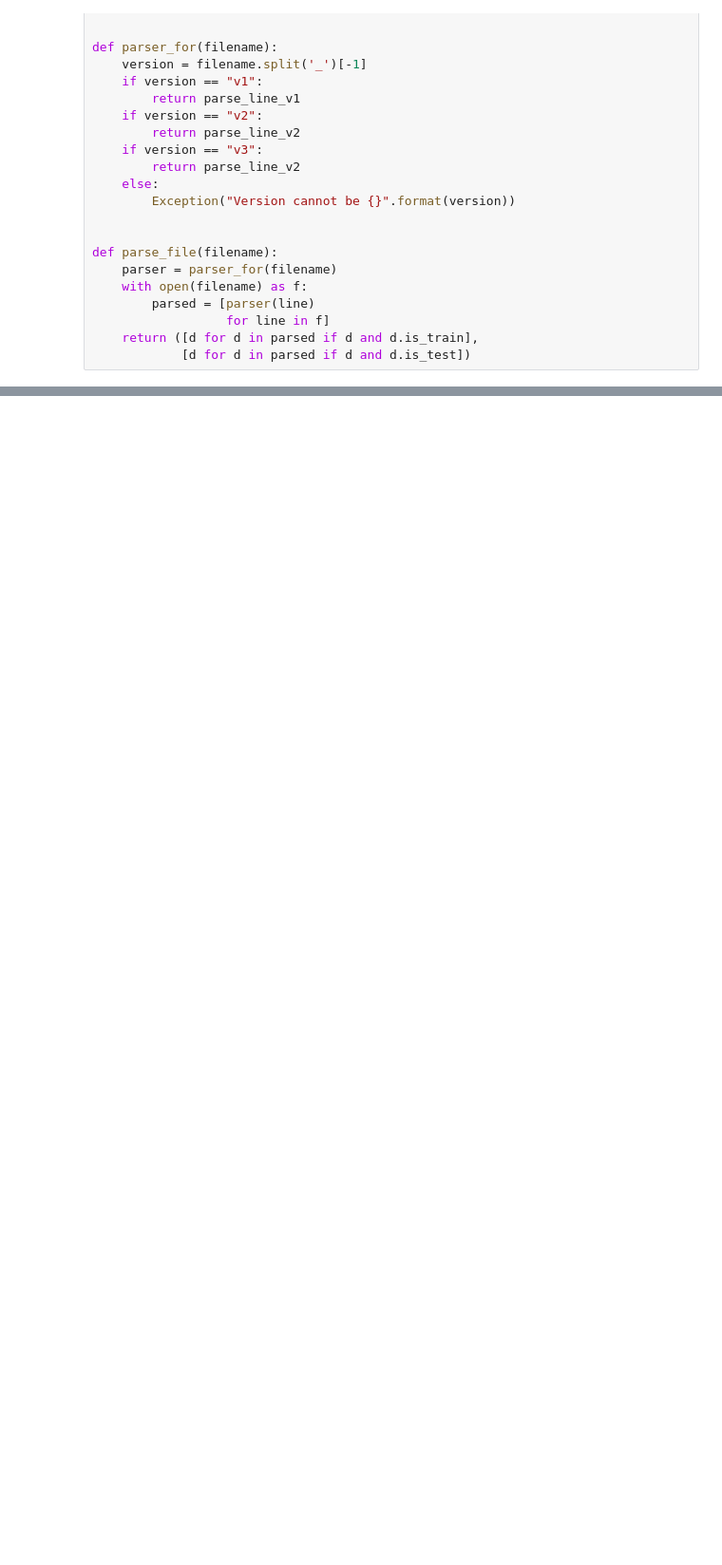
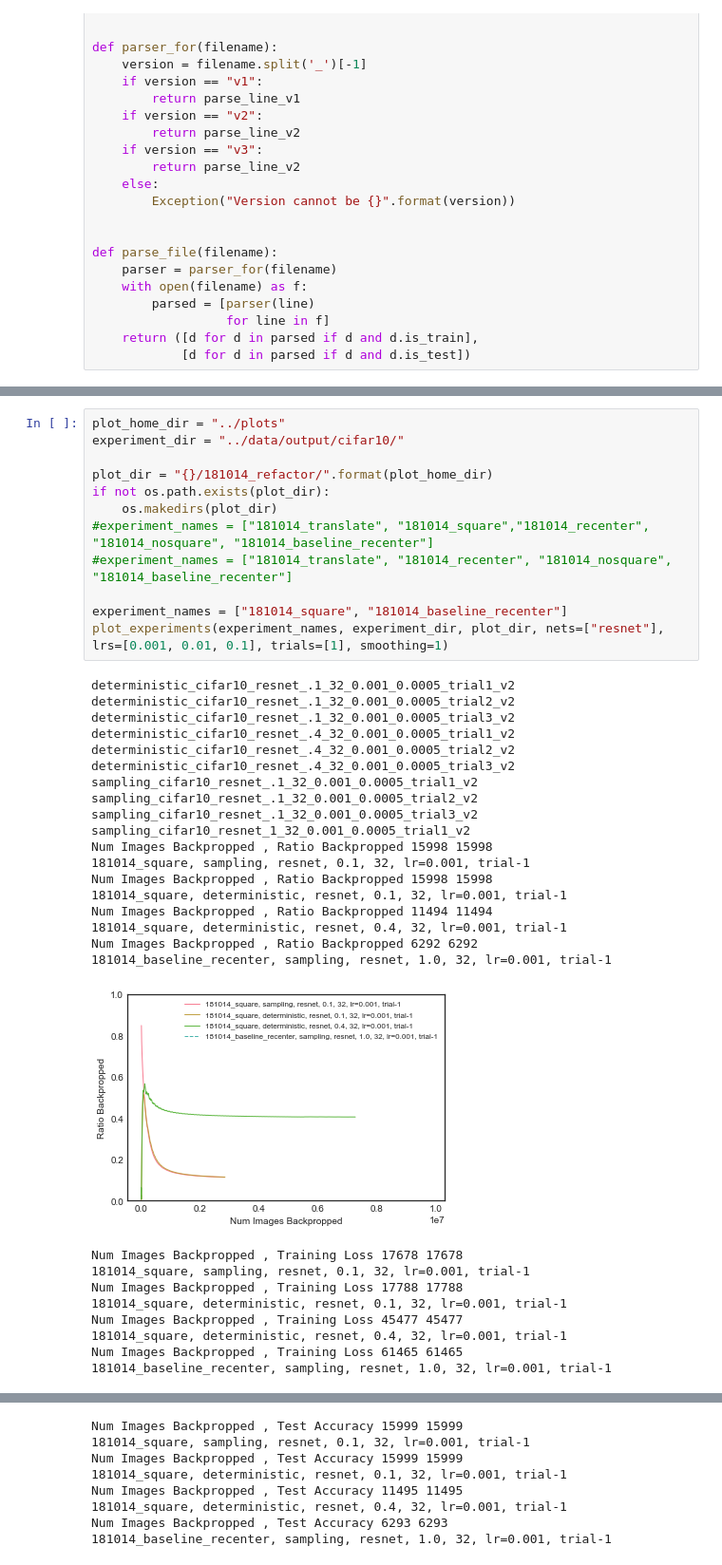
Before and after one commit to angelajiang/bias-in-datasets, a Jupyter notebook: active_learning/ipython/Attribution of Accuracy.ipynb, the cells around one changed output, grey strips where cells are left out. Shown: that part at 95% size. Saved outputs shown, nothing was run; the diff lists cells and outputs as text; blank space fills up the shorter version.

```diff
--- a/active_learning/ipython/Attribution of Accuracy.ipynb
+++ b/active_learning/ipython/Attribution of Accuracy.ipynb
@@ -242,0 +259,40 @@ def plot_experiments(experiment_names, experiments_dir, plot_dir, lrs=None, nets
+# %%
+plot_home_dir = "../plots"
+experiment_dir = "../data/output/cifar10/"
+
+plot_dir = "{}/181014_refactor/".format(plot_home_dir)
+if not os.path.exists(plot_dir):
+    os.makedirs(plot_dir)
+#experiment_names = ["181014_translate", "181014_square","181014_recenter", "181014_nosquare", "181014_baseline_recenter"]
+#experiment_names = ["181014_translate", "181014_recenter", "181014_nosquare", "181014_baseline_recenter"]
+
+experiment_names = ["181014_square", "181014_baseline_recenter"]
+plot_experiments(experiment_names, experiment_dir, plot_dir, nets=["resnet"], lrs=[0.001, 0.01, 0.1], trials=[1], smoothing=1)
+# %% [output]
+deterministic_cifar10_resnet_.1_32_0.001_0.0005_trial1_v2
+deterministic_cifar10_resnet_.1_32_0.001_0.0005_trial2_v2
+deterministic_cifar10_resnet_.1_32_0.001_0.0005_trial3_v2
+deterministic_cifar10_resnet_.4_32_0.001_0.0005_trial1_v2
+deterministic_cifar10_resnet_.4_32_0.001_0.0005_trial2_v2
+deterministic_cifar10_resnet_.4_32_0.001_0.0005_trial3_v2
+sampling_cifar10_resnet_.1_32_0.001_0.0005_trial1_v2
+sampling_cifar10_resnet_.1_32_0.001_0.0005_trial2_v2
+sampling_cifar10_resnet_.1_32_0.001_0.0005_trial3_v2
+sampling_cifar10_resnet_1_32_0.001_0.0005_trial1_v2
+Num Images Backpropped , Ratio Backpropped 15998 15998
+181014_square, sampling, resnet, 0.1, 32, lr=0.001, trial-1
+Num Images Backpropped , Ratio Backpropped 15998 15998
+181014_square, deterministic, resnet, 0.1, 32, lr=0.001, trial-1
+Num Images Backpropped , Ratio Backpropped 11494 11494
+181014_square, deterministic, resnet, 0.4, 32, lr=0.001, trial-1
+Num Images Backpropped , Ratio Backpropped 6292 6292
+181014_baseline_recenter, sampling, resnet, 1.0, 32, lr=0.001, trial-1
+[figure, added]
+Num Images Backpropped , Training Loss 17678 17678
+181014_square, sampling, resnet, 0.1, 32, lr=0.001, trial-1
+Num Images Backpropped , Training Loss 17788 17788
+181014_square, deterministic, resnet, 0.1, 32, lr=0.001, trial-1
+Num Images Backpropped , Training Loss 45477 45477
+181014_square, deterministic, resnet, 0.4, 32, lr=0.001, trial-1
+Num Images Backpropped , Training Loss 61465 61465
+181014_baseline_recenter, sampling, resnet, 1.0, 32, lr=0.001, trial-1
@@ -242,0 +300,8 @@ def plot_experiments(experiment_names, experiments_dir, plot_dir, lrs=None, nets
+Num Images Backpropped , Test Accuracy 15999 15999
+181014_square, sampling, resnet, 0.1, 32, lr=0.001, trial-1
+Num Images Backpropped , Test Accuracy 15999 15999
+181014_square, deterministic, resnet, 0.1, 32, lr=0.001, trial-1
+Num Images Backpropped , Test Accuracy 11495 11495
+181014_square, deterministic, resnet, 0.4, 32, lr=0.001, trial-1
+Num Images Backpropped , Test Accuracy 6293 6293
+181014_baseline_recenter, sampling, resnet, 1.0, 32, lr=0.001, trial-1
```
Also changed, not shown: parts of 8 cells of this notebook, 4 other files.
